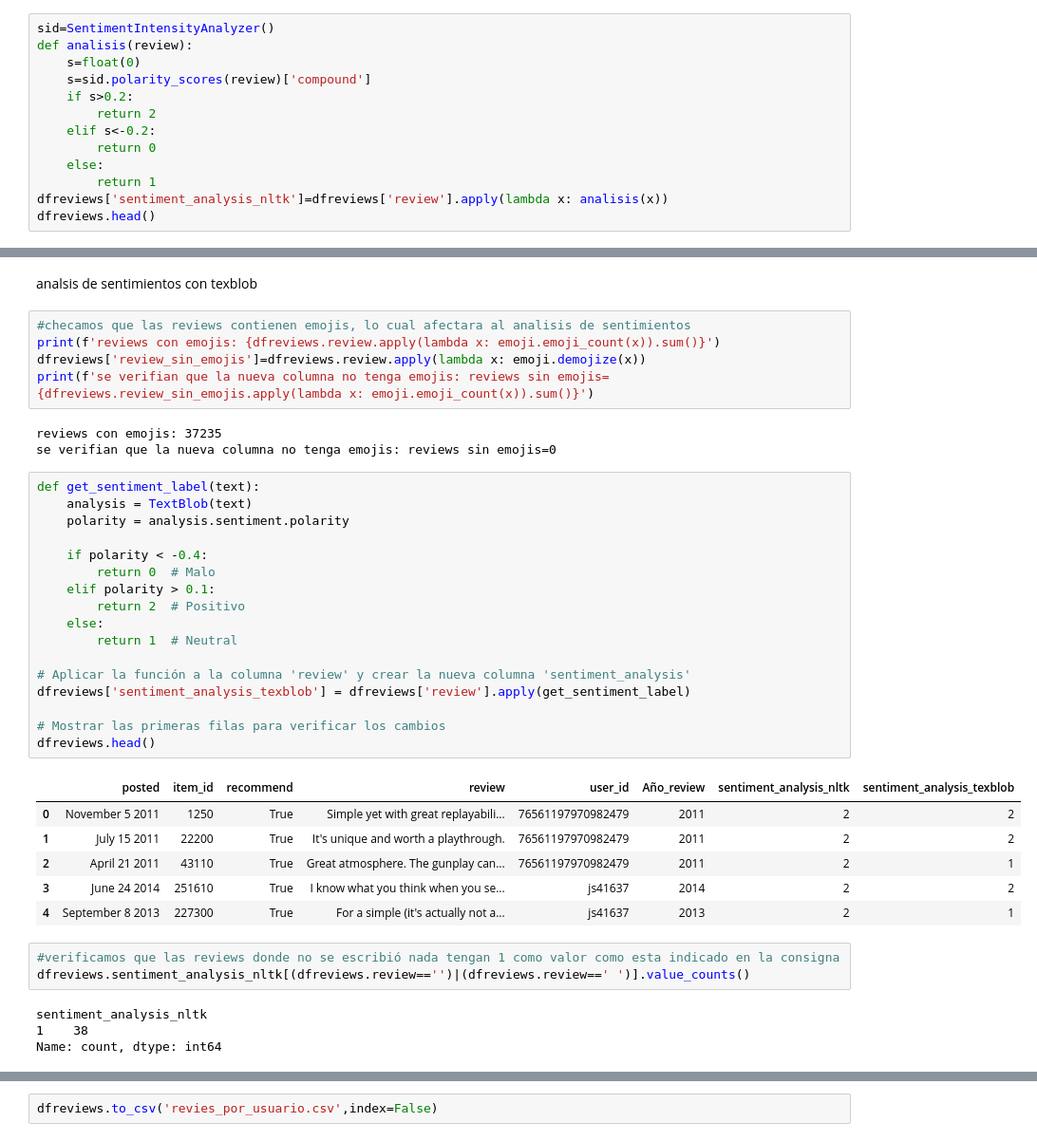
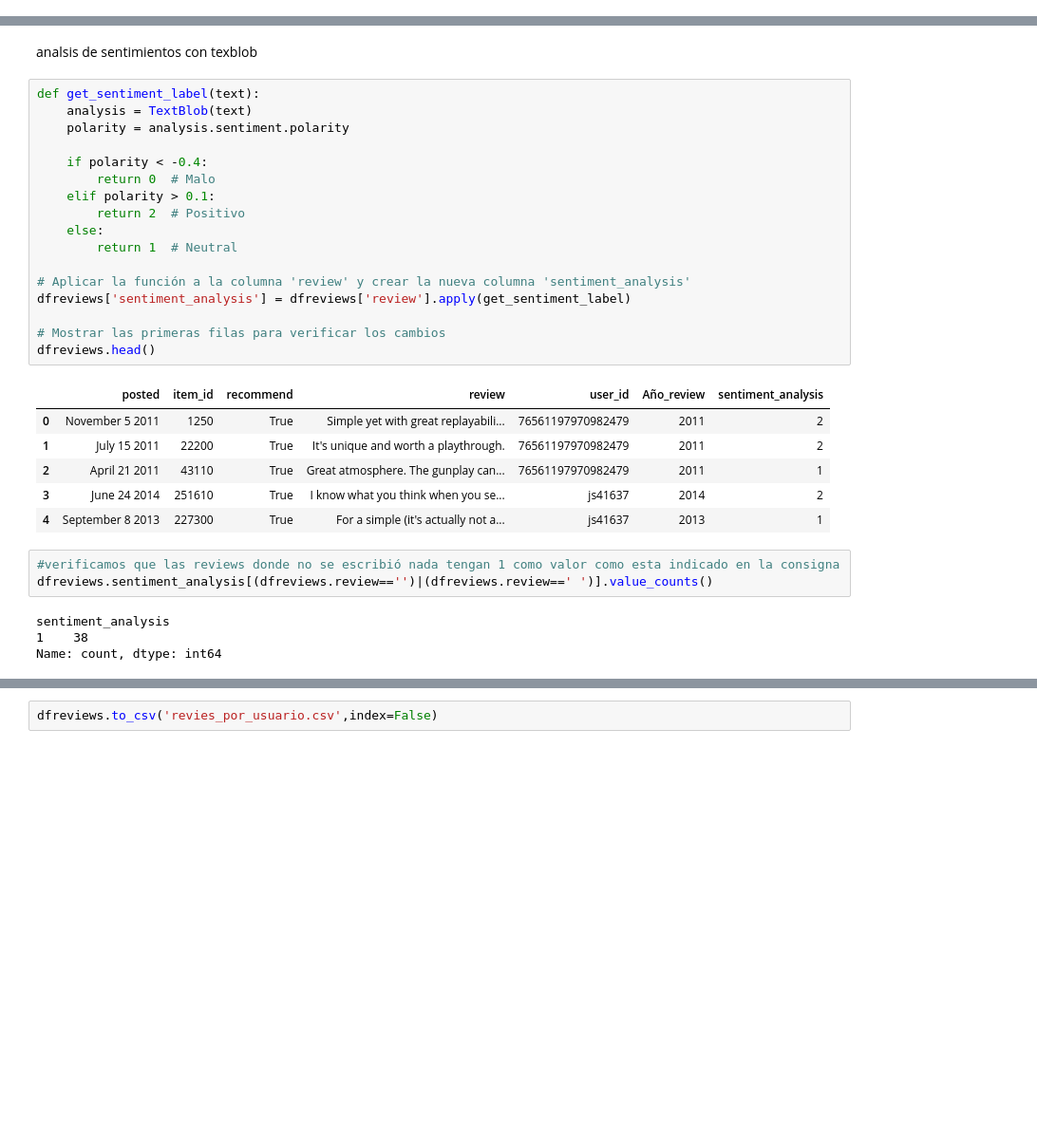
Before and after one commit to JUrielCerecero/PI-MLOPS, a Jupyter notebook: ETL.ipynb, the cells around one changed output, grey strips where cells are left out. Shown at 95% size. Drawn from its saved outputs; the diff is of its cells as text; blank space fills up the shorter version.

```diff
--- a/ETL.ipynb
+++ b/ETL.ipynb
@@ -724,13 +741,0 @@ analisis de sentimientos con nltk
-# %%
-sid=SentimentIntensityAnalyzer()
-def analisis(review):
-    s=float(0)
-    s=sid.polarity_scores(review)['compound']
-    if s>0.2:
-        return 2
-    elif s<-0.2:
-        return 0
-    else:
-        return 1
-dfreviews['sentiment_analysis_nltk']=dfreviews['review'].apply(lambda x: analisis(x))
-dfreviews.head()
@@ -744,41 +742,33 @@ dfreviews.head()
 # %% [markdown]
 analsis de sentimientos con texblob
-# %%
-#checamos que las reviews contienen emojis, lo cual afectara al analisis de sentimientos
-print(f'reviews con emojis: {dfreviews.review.apply(lambda x: emoji.emoji_count(x)).sum()}')
-dfreviews['review_sin_emojis']=dfreviews.review.apply(lambda x: emoji.demojize(x))
-print(f'se verifian que la nueva columna no tenga emojis: reviews sin emojis={dfreviews.review_sin_emojis.apply(lambda x: emoji.emoji_count(x)).sum()}')
-# %% [output]
-reviews con emojis: 37235
-se verifian que la nueva columna no tenga emojis: reviews sin emojis=0
 # %%
 def get_sentiment_label(text):
     analysis = TextBlob(text)
     polarity = analysis.sentiment.polarity
 
     if polarity < -0.4:
         return 0  # Malo
     elif polarity > 0.1:
         return 2  # Positivo
     else:
         return 1  # Neutral
 
 # Aplicar la función a la columna 'review' y crear la nueva columna 'sentiment_analysis'
-dfreviews['sentiment_analysis_texblob'] = dfreviews['review'].apply(get_sentiment_label)
+dfreviews['sentiment_analysis'] = dfreviews['review'].apply(get_sentiment_label)
 
 # Mostrar las primeras filas para verificar los cambios
 dfreviews.head()
 # %% [output]
-|  | posted | item_id | recommend | review | user_id | Año_review | sentiment_analysis_nltk | sentiment_analysis_texblob |
-| 0 | November 5 2011 | 1250 | True | Simple yet with great replayabili... | 76561197970982479 | 2011 | 2 | 2 |
-| 1 | July 15 2011 | 22200 | True | It's unique and worth a playthrough. | 76561197970982479 | 2011 | 2 | 2 |
-| 2 | April 21 2011 | 43110 | True | Great atmosphere. The gunplay can... | 76561197970982479 | 2011 | 2 | 1 |
-| 3 | June 24 2014 | 251610 | True | I know what you think when you se... | js41637 | 2014 | 2 | 2 |
-| 4 | September 8 2013 | 227300 | True | For a simple (it's actually not a... | js41637 | 2013 | 2 | 1 |
+|  | posted | item_id | recommend | review | user_id | Año_review | sentiment_analysis |
+| 0 | November 5 2011 | 1250 | True | Simple yet with great replayabili... | 76561197970982479 | 2011 | 2 |
+| 1 | July 15 2011 | 22200 | True | It's unique and worth a playthrough. | 76561197970982479 | 2011 | 2 |
+| 2 | April 21 2011 | 43110 | True | Great atmosphere. The gunplay can... | 76561197970982479 | 2011 | 1 |
+| 3 | June 24 2014 | 251610 | True | I know what you think when you se... | js41637 | 2014 | 2 |
+| 4 | September 8 2013 | 227300 | True | For a simple (it's actually not a... | js41637 | 2013 | 1 |
 # %%
 #verificamos que las reviews donde no se escribió nada tengan 1 como valor como esta indicado en la consigna
-dfreviews.sentiment_analysis_nltk[(dfreviews.review=='')|(dfreviews.review==' ')].value_counts()
+dfreviews.sentiment_analysis[(dfreviews.review=='')|(dfreviews.review==' ')].value_counts()
 # %% [output]
-sentiment_analysis_nltk
+sentiment_analysis
 1    38
 Name: count, dtype: int64
```
Also changed, not shown: parts of 12 cells of this notebook, 6 other files.
